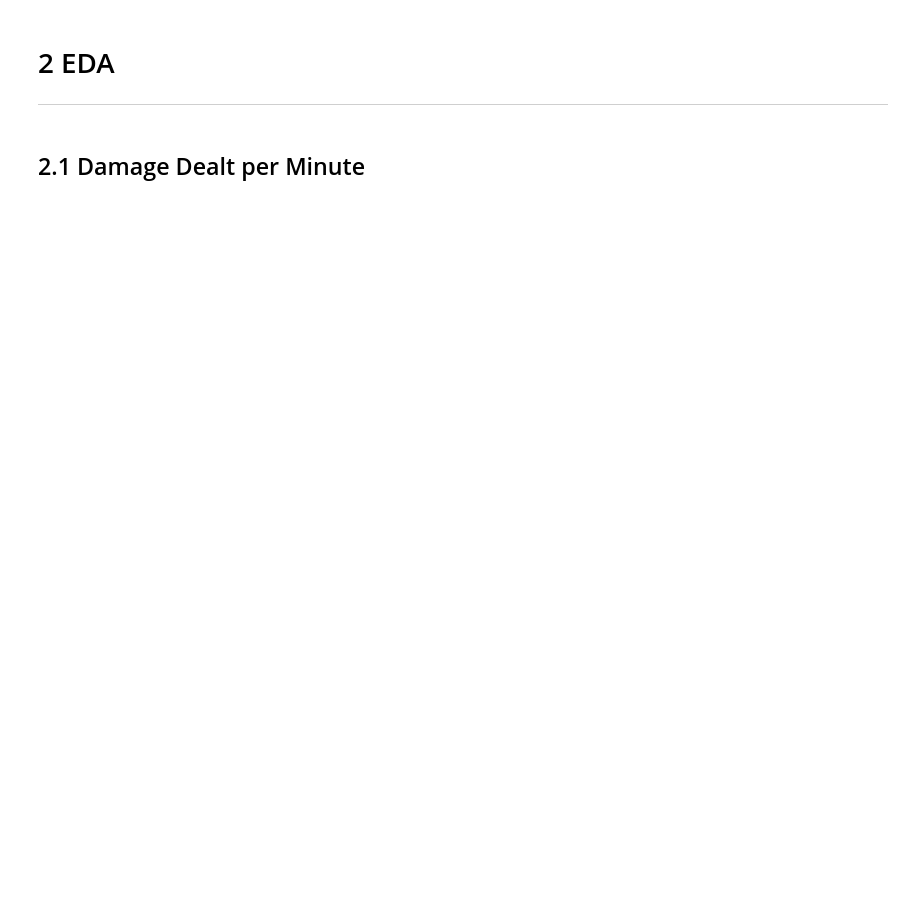
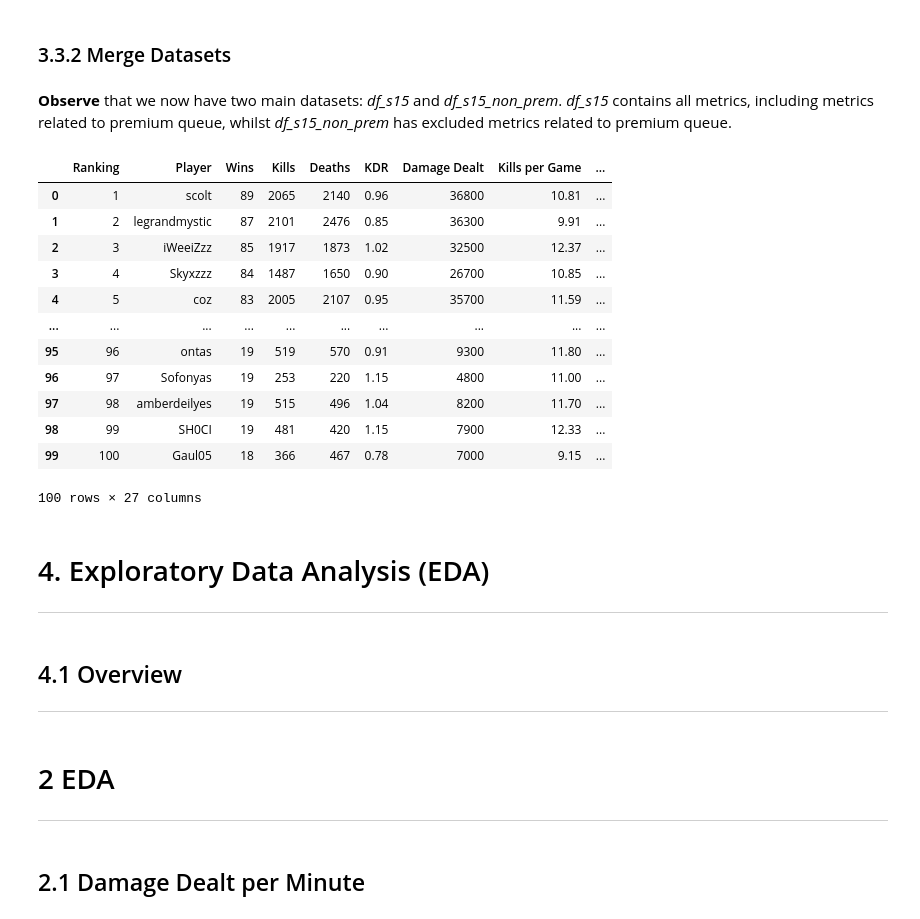
Before and after one commit to philipsinnott/Stratus, a Jupyter notebook: Stratus EDA.ipynb, the cells around one changed output. Drawn from its saved outputs; the diff is of its cells as text; code cells hidden in the pictures; blank space fills up the shorter version.

Commit message:
Big improvements - rectorized code, added threading for faster reqs, scraped data from additional source, added md cells

```diff
--- a/Stratus EDA.ipynb
+++ b/Stratus EDA.ipynb
@@ -141,0 +238,65 @@ df
+# %% [markdown]
+### 3.3.2 Merge Datasets
+# %%
+# Merge extended df with already existing df
+def merge_lb_player_datasets(df1, df2):
+    df_merged = pd.merge(df1, df2, on='Player')
+    return df_merged
+
+df_merged = merge_lb_player_datasets(df_lb, df_profile)
+# drop irrelevant cols
+def drop_cols(df, cols, axis):
+    df = df.drop(columns=cols, axis=axis)
+    return df
+
+df = drop_cols(df_merged, cols=["discord", "season", "baseSeason", "discordName", "name", "wellFormed", "rank", "kills", "deaths"], axis=1)
+# %%
+# Create non_prem df for all columns except for those related to premium q
+def create_non_prem_df(df, cols, axis):
+    df_non_prem = df.drop(columns=cols, axis=axis)
+    return df_non_prem
+df_non_prem = df.drop(columns=["premium_games", "premium_wins", "premium_losses", "premium_kills", "premium_deaths"], axis=1)
+# %% [markdown]
+**Observe** that we now have two main datasets: *df_s15* and *df_s15_non_prem*. *df_s15* contains all metrics, including metrics related to premium queue, whilst *df_s15_non_prem* has excluded metrics related to premium queue.
+# %%
+def create_df_per_season(season):
+    base_url_lb = "https://stratus.network/leaderboard/"
+    soup = get_data_as_soup(f"{base_url_lb}stratus{season},*,*,stratus-ranked/wins/1")
+    players_data = scrape_lb_data(soup)[0]
+    column_headers = scrape_lb_data(soup)[1]
+    df = data_conversion_and_preprocessing(players_data, column_headers)
+
+    season_data = extract_player_data(season, df)
+
+    df_player_profile = process_player_data(season_data)
+    df_merged = merge_lb_player_datasets(df, df_player_profile)
+    df = drop_cols(df_merged, cols=["discord", "baseSeason", "discordName", "name", "wellFormed", "rank", "kills", "deaths"], axis=1)
+    df_non_prem = create_non_prem_df(df, cols=["premium_games", "premium_wins", "premium_losses", "premium_kills", "premium_deaths"], axis=1)
+    return [df, df_non_prem]
+# %%
+dfs = []
+dfs_non_prem = []
+for season in range(13, 16):
+    df_season, df_non_prem_season = create_df_per_season(season)
+    dfs.append(df_season)
+    dfs.append(df_non_prem_season)
+    dfs_non_prem.append(df_non_prem_season)
+# %%
+dfs[4]
+# %% [output]
+|  | Ranking | Player | Wins | Kills | Deaths | KDR | Damage Dealt | Kills per Game | ... |
+| 0 | 1 | scolt | 89 | 2065 | 2140 | 0.96 | 36800 | 10.81 | ... |
+| 1 | 2 | legrandmystic | 87 | 2101 | 2476 | 0.85 | 36300 | 9.91 | ... |
+| 2 | 3 | iWeeiZzz | 85 | 1917 | 1873 | 1.02 | 32500 | 12.37 | ... |
+| 3 | 4 | Skyxzzz | 84 | 1487 | 1650 | 0.90 | 26700 | 10.85 | ... |
+| 4 | 5 | coz | 83 | 2005 | 2107 | 0.95 | 35700 | 11.59 | ... |
+| ... | ... | ... | ... | ... | ... | ... | ... | ... | ... |
+| 95 | 96 | ontas | 19 | 519 | 570 | 0.91 | 9300 | 11.80 | ... |
+| 96 | 97 | Sofonyas | 19 | 253 | 220 | 1.15 | 4800 | 11.00 | ... |
+| 97 | 98 | amberdeilyes | 19 | 515 | 496 | 1.04 | 8200 | 11.70 | ... |
+| 98 | 99 | SH0CI | 19 | 481 | 420 | 1.15 | 7900 | 12.33 | ... |
+| 99 | 100 | Gaul05 | 18 | 366 | 467 | 0.78 | 7000 | 9.15 | ... |
+100 rows × 27 columns
+# %% [markdown]
+# 4. Exploratory Data Analysis (EDA)
+---
@@ -141,0 +306,3 @@ df
+# %% [markdown]
+## 4.1 Overview
+---
```
Also changed, not shown: parts of 47 cells of this notebook.
